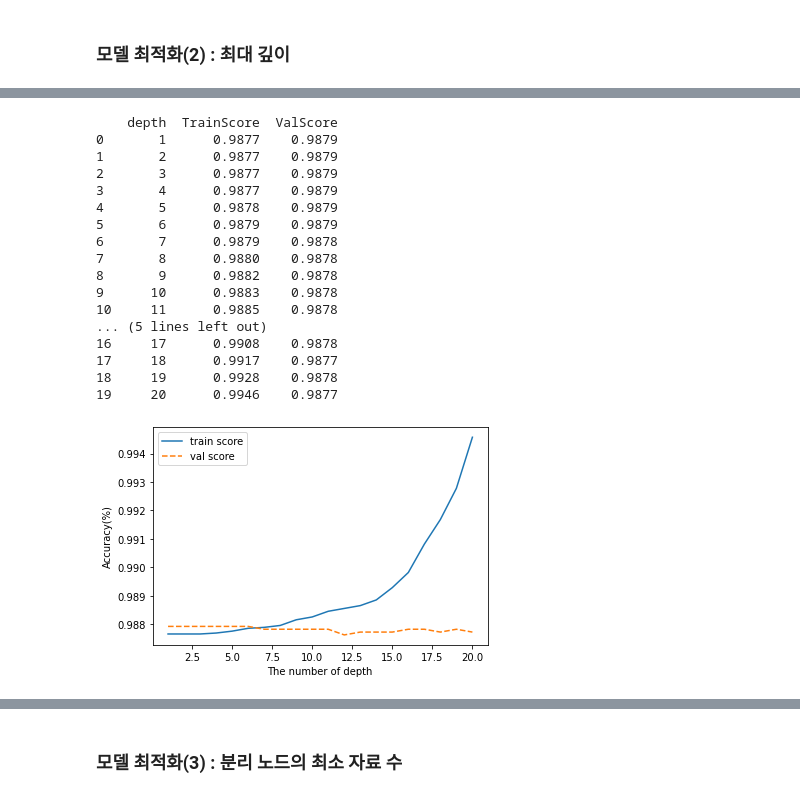
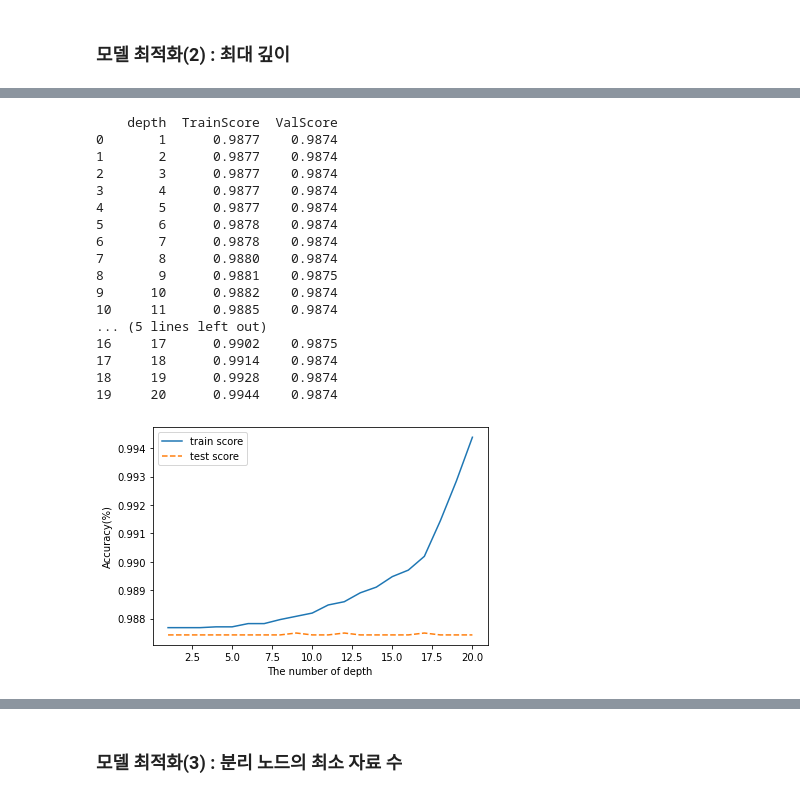
Before and after one commit to och5351/Bigdata_busan, a Jupyter notebook: ML/csy_RFC/RFC_re.ipynb, the cells around one changed output, grey strips where cells are left out. Saved outputs shown, nothing was run; the diff lists cells and outputs as text; code cells hidden in the pictures.

```diff
--- a/ML/csy_RFC/RFC_re.ipynb
+++ b/ML/csy_RFC/RFC_re.ipynb
@@ -260,7 +247,7 @@ def optimi_visualization(algorithm_name, x_values, train_score, val_score, xlabe
 - 파라미터로 입력받은 트리 개수의 최솟값부터 5개씩 최대 트리 개수까지 늘려가며 모델 성능 평가
 - 앞서 작성한 시각화 함수를 호출하여 하이퍼파라미터에 따른 모델 성능 변화 추이를 시각화
 # %%
-def optimi_estimator(algorithm, algorithm_name, train_input, train_target, val_input, val_target, n_estimator_min, n_estimator_max):
+def optimi_estimator(algorithm, algorithm_name, train_input, train_target, test_input, test_target, n_estimator_min, n_estimator_max):
     train_score = []; val_score =[]
     para_n_tree = [n_tree*5 for n_tree in range(n_estimator_min, n_estimator_max)]
 
@@ -268,10 +255,10 @@ def optimi_estimator(algorithm, algorithm_name, train_input, train_target, val_i
         model = algorithm(n_estimators = v_n_estimators, random_state=42)
         model.fit(train_input, train_target)
         train_score.append(model.score(train_input, train_target))
-        val_score.append(model.score(val_input, val_target))
+        val_score.append(model.score(test_input, test_target))
 
     # 트리 개수에 따른 모델 성능 저장
-    df_score_n = pd.DataFrame({'n_estimators': para_n_tree, 'TrainScore': train_score, 'ValScore': val_score})
+    df_score_n = pd.DataFrame({'n_estimators': para_n_tree, 'TrainScore': train_score, 'testScore': val_score})
     # 트리 개수에 따른 모델 성능 추이 시각화 함수 호출
     optimi_visualization(algorithm_name, para_n_tree, train_score, val_score, "The number of estimator", "n_estimator")
     print(round(df_score_n, 4))
@@ -282,7 +269,7 @@ def optimi_estimator(algorithm, algorithm_name, train_input, train_target, val_i
 - 파라미터로 입력받은 최대 깊이의 최솟값부터 1씩 최대 깊이의 최댓값까지 늘려가며 모델 성능 평가
 - 앞서 작성한 시각화 함수를 호출하여 하이퍼파라미터에 따른 모델 성능 변화 추이를 시각화
 # %%
-def optimi_maxdepth (algorithm, algorithm_name, train_input, train_target, val_input, val_target, depth_min, depth_max, n_estimator):
+def optimi_maxdepth (algorithm, algorithm_name, train_input, train_target, test_input, test_target, depth_min, depth_max, n_estimator):
     train_score = []; val_score = []
     para_depth = [depth for depth in range(depth_min, depth_max)]
 
@@ -298,7 +285,7 @@ def optimi_maxdepth (algorithm, algorithm_name, train_input, train_target, val_i
 
         model.fit(train_input, train_target)
         train_score.append(model.score(train_input, train_target))
-        val_score.append(model.score(val_input, val_target))
+        val_score.append(model.score(test_input, test_target))
 
     # 최대 깊이에 따른 모델 성능 저장
     df_score_n = pd.DataFrame({'depth': para_depth, 'TrainScore': train_score, 'ValScore': val_score})
@@ -496,5 +485,12 @@ optimi_estimator(algorithm, algorithm_name,
 # %%
 # 1. 트리 개수 35개
-n_estimator = 35
+n_estimator = 65
 # %% [markdown]
 ### 모델 최적화(2) : 최대 깊이
+# %%
+for n in range(5,20):
+    depth_min = 1
+    depth_max = 21
+    optimi_maxdepth(algorithm, algorithm_name,
+                    train_input, train_target, test_input, test_target,
+                    depth_min, depth_max, n)
@@ -501,30 +516,31 @@ n_estimator = 35
 # %%
 depth_min = 1
 depth_max = 21
 optimi_maxdepth(algorithm, algorithm_name,
-                train_input, train_target, val_input, val_target,
+                train_input, train_target, test_input, test_target,
                 depth_min, depth_max, n_estimator)
 # 최대 깊이는 적고 훈련 정확도와 검증 정확도의 차이가 적은 값으로 선정하는 것이 좋다
 # 깊이가 깊어질수록 과대적합이 일어나기 때문에 과소적합과 과대적합이 일어나지 않는 시점인 6으로 결정
+# 9
 # %% [output]
     depth  TrainScore  ValScore
-0       1      0.9877    0.9879
-1       2      0.9877    0.9879
-2       3      0.9877    0.9879
-3       4      0.9877    0.9879
-4       5      0.9878    0.9879
-5       6      0.9879    0.9879
-6       7      0.9879    0.9878
-7       8      0.9880    0.9878
-8       9      0.9882    0.9878
-9      10      0.9883    0.9878
-10     11      0.9885    0.9878
+0       1      0.9877    0.9874
+1       2      0.9877    0.9874
+2       3      0.9877    0.9874
+3       4      0.9877    0.9874
+4       5      0.9877    0.9874
+5       6      0.9878    0.9874
+6       7      0.9878    0.9874
+7       8      0.9880    0.9874
+8       9      0.9881    0.9875
+9      10      0.9882    0.9874
+10     11      0.9885    0.9874
 ... (5 lines left out)
-16     17      0.9908    0.9878
-17     18      0.9917    0.9877
-18     19      0.9928    0.9878
-19     20      0.9946    0.9877
+16     17      0.9902    0.9875
+17     18      0.9914    0.9874
+18     19      0.9928    0.9874
+19     20      0.9944    0.9874
-[figure, old version]
+[figure, new version]
 # %%
 depth_min = 1
 depth_max = 41
```
Also changed, not shown: parts of 37 cells of this notebook, 8 other files.
